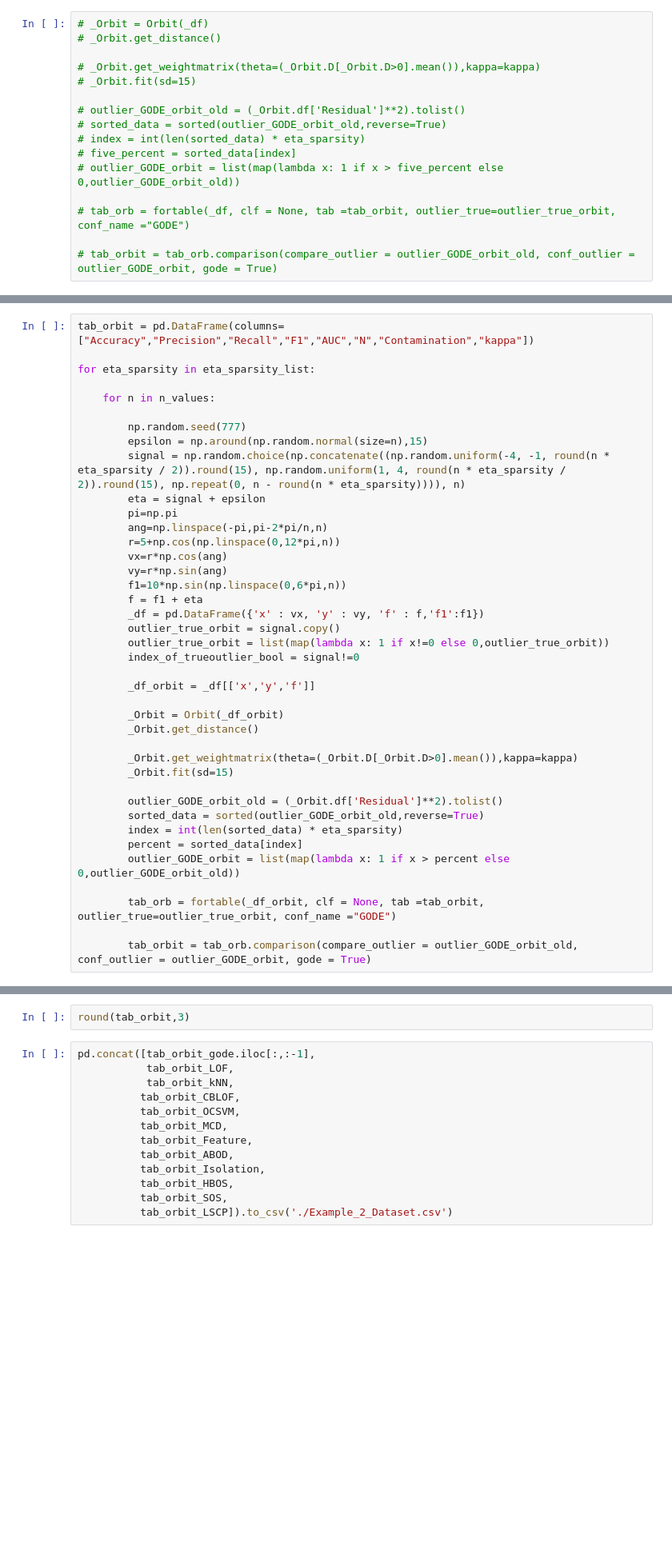
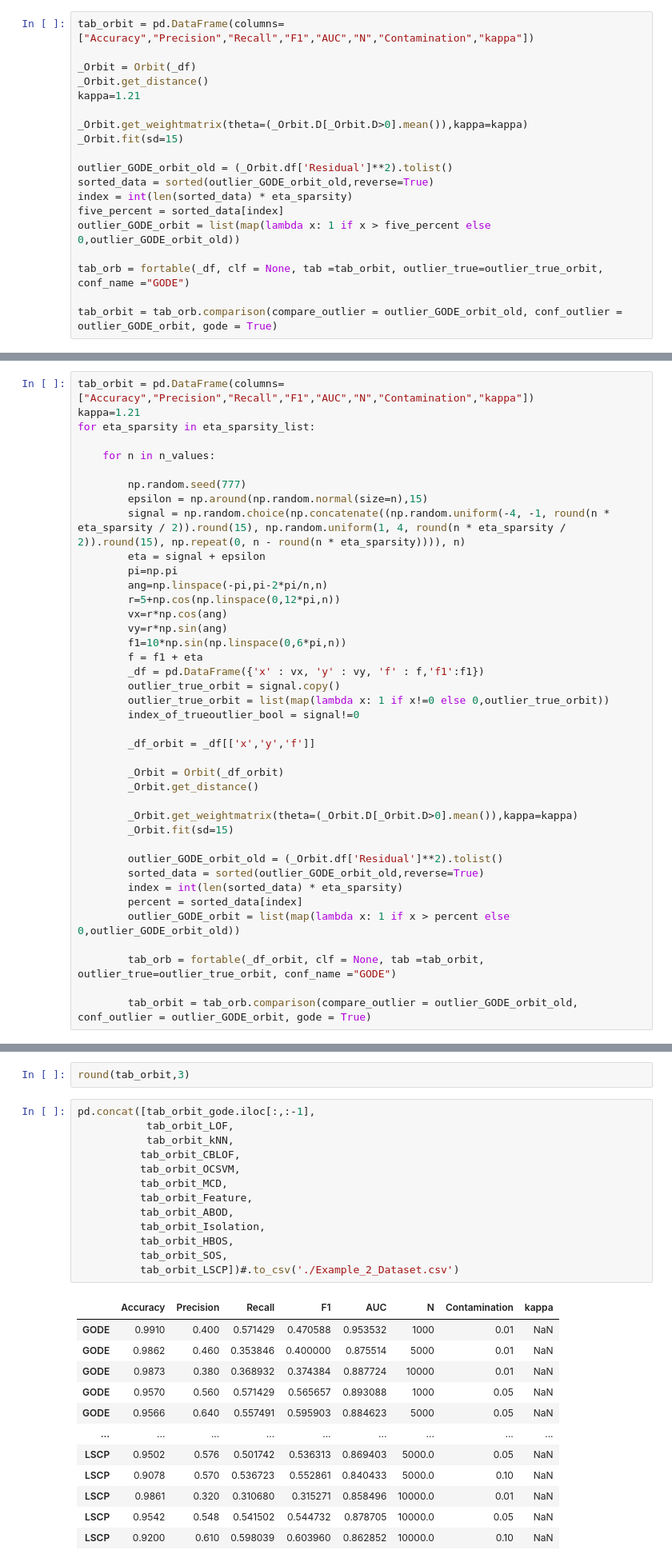
Before and after one commit to seoyeonc/GODE_blog, a Jupyter notebook: posts/Result/3_table/2024-06-22-final_GODE_code_JKSS_review.ipynb, the cells around one changed output, grey strips where cells are left out. Shown: that part at 80% size. Drawn from its saved outputs; the diff is of its cells as text; blank space fills up the shorter version.

```diff
--- a/posts/Result/3_table/2024-06-22-final_GODE_code_JKSS_review.ipynb
+++ b/posts/Result/3_table/2024-06-22-final_GODE_code_JKSS_review.ipynb
@@ -451,16 +451,19 @@ tab_orbit = pd.DataFrame(columns=["Accuracy","Precision","Recall","F1","AUC","N"
 # %%
-# _Orbit = Orbit(_df)
-# _Orbit.get_distance()
+tab_orbit = pd.DataFrame(columns=["Accuracy","Precision","Recall","F1","AUC","N","Contamination","kappa"])
 
-# _Orbit.get_weightmatrix(theta=(_Orbit.D[_Orbit.D>0].mean()),kappa=kappa)
-# _Orbit.fit(sd=15)
+_Orbit = Orbit(_df)
+_Orbit.get_distance()
+kappa=1.21
 
-# outlier_GODE_orbit_old = (_Orbit.df['Residual']**2).tolist()
-# sorted_data = sorted(outlier_GODE_orbit_old,reverse=True)
-# index = int(len(sorted_data) * eta_sparsity)
-# five_percent = sorted_data[index]
-# outlier_GODE_orbit = list(map(lambda x: 1 if x > five_percent else 0,outlier_GODE_orbit_old))
+_Orbit.get_weightmatrix(theta=(_Orbit.D[_Orbit.D>0].mean()),kappa=kappa)
+_Orbit.fit(sd=15)
 
-# tab_orb = fortable(_df, clf = None, tab =tab_orbit, outlier_true=outlier_true_orbit, conf_name ="GODE")
+outlier_GODE_orbit_old = (_Orbit.df['Residual']**2).tolist()
+sorted_data = sorted(outlier_GODE_orbit_old,reverse=True)
+index = int(len(sorted_data) * eta_sparsity)
+five_percent = sorted_data[index]
+outlier_GODE_orbit = list(map(lambda x: 1 if x > five_percent else 0,outlier_GODE_orbit_old))
 
-# tab_orbit = tab_orb.comparison(compare_outlier = outlier_GODE_orbit_old, conf_outlier = outlier_GODE_orbit, gode = True)
+tab_orb = fortable(_df, clf = None, tab =tab_orbit, outlier_true=outlier_true_orbit, conf_name ="GODE")
+
+tab_orbit = tab_orb.comparison(compare_outlier = outlier_GODE_orbit_old, conf_outlier = outlier_GODE_orbit, gode = True)
@@ -467,6 +480,6 @@ tab_orbit = pd.DataFrame(columns=["Accuracy","Precision","Recall","F1","AUC","N"
 # %%
 tab_orbit = pd.DataFrame(columns=["Accuracy","Precision","Recall","F1","AUC","N","Contamination","kappa"])
-
+kappa=1.21
 for eta_sparsity in eta_sparsity_list:
 
     for n in n_values:
@@ -919,13 +945,26 @@ round(tab_orbit,3)
 # %%
 pd.concat([tab_orbit_gode.iloc[:,:-1],
            tab_orbit_LOF,
            tab_orbit_kNN,
           tab_orbit_CBLOF,
           tab_orbit_OCSVM,
           tab_orbit_MCD,
           tab_orbit_Feature,
           tab_orbit_ABOD,
           tab_orbit_Isolation,
           tab_orbit_HBOS,
           tab_orbit_SOS,
-          tab_orbit_LSCP]).to_csv('./Example_2_Dataset.csv')
+          tab_orbit_LSCP])#.to_csv('./Example_2_Dataset.csv')
+# %% [output]
+|  | Accuracy | Precision | Recall | F1 | AUC | N | Contamination | kappa |
+| GODE | 0.9910 | 0.400 | 0.571429 | 0.470588 | 0.953532 | 1000 | 0.01 | NaN |
+| GODE | 0.9862 | 0.460 | 0.353846 | 0.400000 | 0.875514 | 5000 | 0.01 | NaN |
+| GODE | 0.9873 | 0.380 | 0.368932 | 0.374384 | 0.887724 | 10000 | 0.01 | NaN |
+| GODE | 0.9570 | 0.560 | 0.571429 | 0.565657 | 0.893088 | 1000 | 0.05 | NaN |
+| GODE | 0.9566 | 0.640 | 0.557491 | 0.595903 | 0.884623 | 5000 | 0.05 | NaN |
+| ... | ... | ... | ... | ... | ... | ... | ... | ... |
+| LSCP | 0.9502 | 0.576 | 0.501742 | 0.536313 | 0.869403 | 5000.0 | 0.05 | NaN |
+| LSCP | 0.9078 | 0.570 | 0.536723 | 0.552861 | 0.840433 | 5000.0 | 0.10 | NaN |
+| LSCP | 0.9861 | 0.320 | 0.310680 | 0.315271 | 0.858496 | 10000.0 | 0.01 | NaN |
+| LSCP | 0.9542 | 0.548 | 0.541502 | 0.544732 | 0.878705 | 10000.0 | 0.05 | NaN |
+| LSCP | 0.9200 | 0.610 | 0.598039 | 0.603960 | 0.862852 | 10000.0 | 0.10 | NaN |
```
Also changed, not shown: parts of 5 cells of this notebook, 12 other files.
